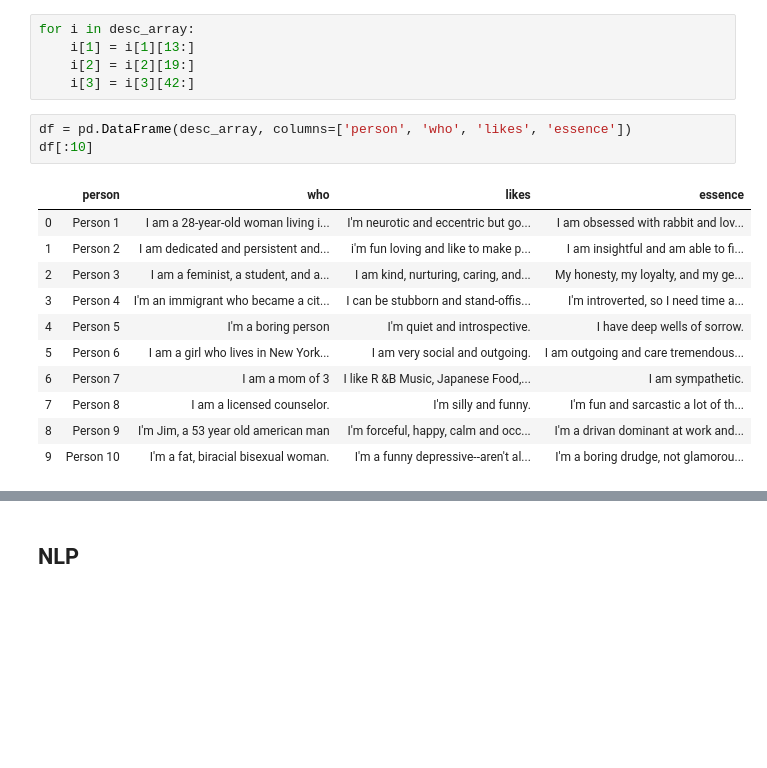
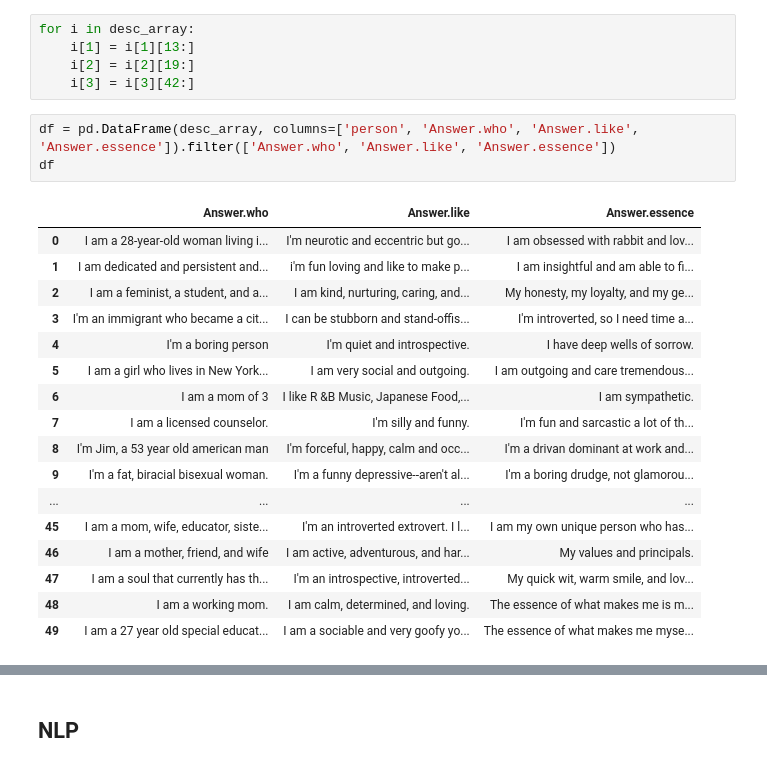
Before and after one commit to akrishna77/CS8903-Essence, a Jupyter notebook: Essence.ipynb, the cells around one changed output, grey strips where cells are left out. Drawn from its saved outputs; the diff is of its cells as text; blank space fills up the shorter version.

```diff
--- a/Essence.ipynb
+++ b/Essence.ipynb
@@ -22,17 +22,23 @@ for i in desc_array:
     i[2] = i[2][19:]
     i[3] = i[3][42:]
 # %%
-df = pd.DataFrame(desc_array, columns=['person', 'who', 'likes', 'essence'])
-df[:10]
+df = pd.DataFrame(desc_array, columns=['person', 'Answer.who', 'Answer.like', 'Answer.essence']).filter(['Answer.who', 'Answer.like', 'Answer.essence'])
+df
 # %% [output]
-|  | person | who | likes | essence |
-| 0 | Person 1 | I am a 28-year-old woman living i... | I'm neurotic and eccentric but go... | I am obsessed with rabbit and lov... |
-| 1 | Person 2 | I am dedicated and persistent and... | i'm fun loving and like to make p... | I am insightful and am able to fi... |
-| 2 | Person 3 | I am a feminist, a student, and a... | I am kind, nurturing, caring, and... | My honesty, my loyalty, and my ge... |
-| 3 | Person 4 | I'm an immigrant who became a cit... | I can be stubborn and stand-offis... | I'm introverted, so I need time a... |
-| 4 | Person 5 | I'm a boring person | I'm quiet and introspective. | I have deep wells of sorrow. |
-| 5 | Person 6 | I am a girl who lives in New York... | I am very social and outgoing. | I am outgoing and care tremendous... |
-| 6 | Person 7 | I am a mom of 3 | I like R &B Music, Japanese Food,... | I am sympathetic. |
-| 7 | Person 8 | I am a licensed counselor. | I'm silly and funny. | I'm fun and sarcastic a lot of th... |
-| 8 | Person 9 | I'm Jim, a 53 year old american man | I'm forceful, happy, calm and occ... | I'm a drivan dominant at work and... |
-| 9 | Person 10 | I'm a fat, biracial bisexual woman. | I'm a funny depressive--aren't al... | I'm a boring drudge, not glamorou... |
+|  | Answer.who | Answer.like | Answer.essence |
+| 0 | I am a 28-year-old woman living i... | I'm neurotic and eccentric but go... | I am obsessed with rabbit and lov... |
+| 1 | I am dedicated and persistent and... | i'm fun loving and like to make p... | I am insightful and am able to fi... |
+| 2 | I am a feminist, a student, and a... | I am kind, nurturing, caring, and... | My honesty, my loyalty, and my ge... |
+| 3 | I'm an immigrant who became a cit... | I can be stubborn and stand-offis... | I'm introverted, so I need time a... |
+| 4 | I'm a boring person | I'm quiet and introspective. | I have deep wells of sorrow. |
+| 5 | I am a girl who lives in New York... | I am very social and outgoing. | I am outgoing and care tremendous... |
+| 6 | I am a mom of 3 | I like R &B Music, Japanese Food,... | I am sympathetic. |
+| 7 | I am a licensed counselor. | I'm silly and funny. | I'm fun and sarcastic a lot of th... |
+| 8 | I'm Jim, a 53 year old american man | I'm forceful, happy, calm and occ... | I'm a drivan dominant at work and... |
+| 9 | I'm a fat, biracial bisexual woman. | I'm a funny depressive--aren't al... | I'm a boring drudge, not glamorou... |
+| ... | ... | ... | ... |
+| 45 | I am a mom, wife, educator, siste... | I'm an introverted extrovert. I l... | I am my own unique person who has... |
+| 46 | I am a mother, friend, and wife | I am active, adventurous, and har... | My values and principals. |
+| 47 | I am a soul that currently has th... | I'm an introspective, introverted... | My quick wit, warm smile, and lov... |
+| 48 | I am a working mom. | I am calm, determined, and loving. | The essence of what makes me is m... |
+| 49 | I am a 27 year old special educat... | I am a sociable and very goofy yo... | The essence of what makes me myse... |
```
Also changed, not shown: parts of 53 cells of this notebook, 1 other file.
